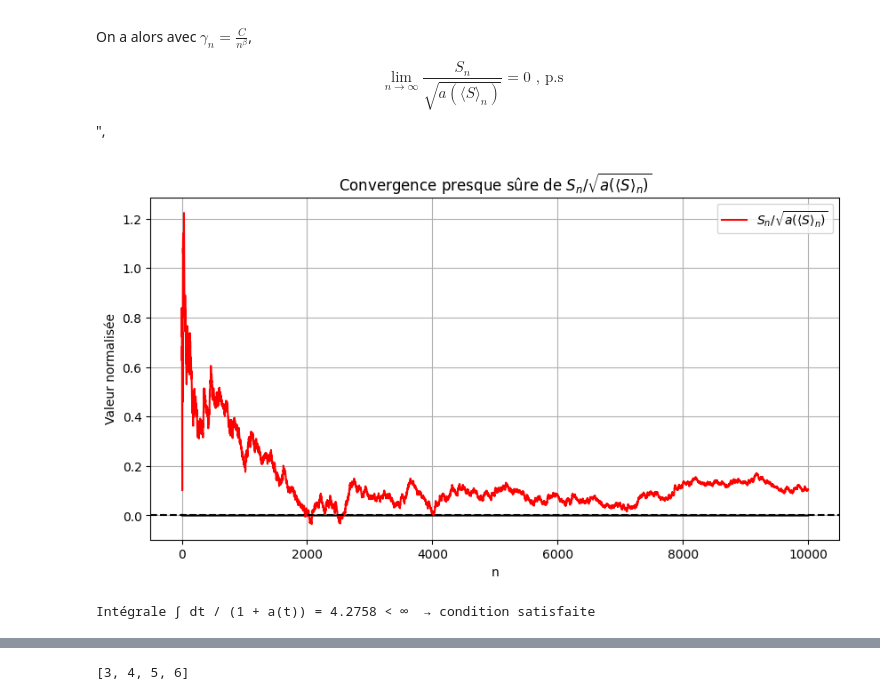
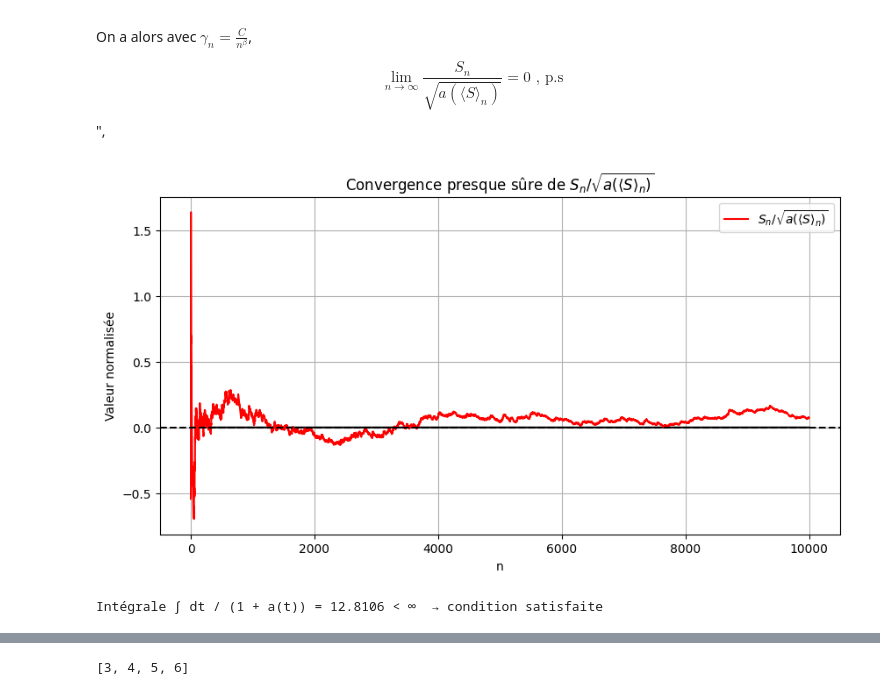
Before and after one commit to EssaddekOthmane/IndependentPriceVerification, a Jupyter notebook: BlackScholesRobbinsMonro.ipynb, the cells around one changed output, grey strips where cells are left out. Saved outputs shown, nothing was run; the diff lists cells and outputs as text; code cells hidden in the pictures.

```diff
--- a/BlackScholesRobbinsMonro.ipynb
+++ b/BlackScholesRobbinsMonro.ipynb
@@ -895,7 +895,7 @@ import matplotlib.pyplot as plt
 from scipy.special import beta as beta_function
 
 S0 = 100       # Prix initial
-K = 100        # Strike
+K = 110        # Strike
 T = 1.0        # Maturité
 r = 0.05       # Taux d'intérêt
 sigma = 0.2    # Volatilité
@@ -908,46 +908,51 @@ G = np.random.randn(N)
 # Calcul des S_T^{(i)}
 S_T = S0 * np.exp((r - 0.5 * sigma**2) * T + sigma * np.sqrt(T) * G)
 
+
+def call_ferme(x,S_0):
+    return S_0*norm.cdf(d1(x))-K*np.exp(-r*T)*norm.cdf(d2(x))
+
+
 # Payoff et V_i
 payoff = np.maximum(S_T - K, 0)
-V = np.exp(-r * T) * payoff - C
+V = np.exp(-r * T) * payoff -call_ferme(sigma,S0) #- C
 
 
 S_n = np.cumsum(V)
 variance_V = np.var(V)  # constante : Var[V_i]
 langle_S_n = np.arange(1, N+1) * variance_V  # <S>_n = n Var[V_i]
 
-beta = 0.75
-C_a = 1.0
+beta = 0.55
+C_a = .10
 k = 2 - beta
 
 
 a_langle_S = C_a * langle_S_n ** k
 normalized = S_n / np.sqrt(a_langle_S)
 
 
 plt.figure(figsize=(10, 5))
 
 G1=list(np.random.normal(size=N))
 G2=list(np.random.normal(size=N))
 Mn=[F_BS(sigma_prim,g)/u for g in G1]
 P=np.cumsum(Mn)/np.arange(1,N+1)
 plt.plot(P,'black')
 plt.plot(normalized,'red', label=r"$S_n / \sqrt{a(\langle S \rangle_n)}$")
 plt.axhline(0, color='black', linestyle='--')
 plt.title(r"Convergence presque sûre de $S_n / \sqrt{a(\langle S \rangle_n)}$")
 plt.xlabel("n")
 plt.ylabel("Valeur normalisée")
 plt.grid(True)
 plt.legend()
 plt.show()
 
 # Vérification de la condition d'intégrabilité
 I = C_a**(-1/k) / k * beta_function(1/k, 1 - 1/k)
 print(f"Intégrale ∫ dt / (1 + a(t)) = {I:.4f} < ∞  → condition satisfaite")
 # %% [output]
-[figure, old version]
+[figure, new version]
-Intégrale ∫ dt / (1 + a(t)) = 4.2758 < ∞  → condition satisfaite
+Intégrale ∫ dt / (1 + a(t)) = 12.8106 < ∞  → condition satisfaite
 # %%
 sigma=sigma_prim
 T=1
```
Also changed, not shown: parts of 7 cells of this notebook.
